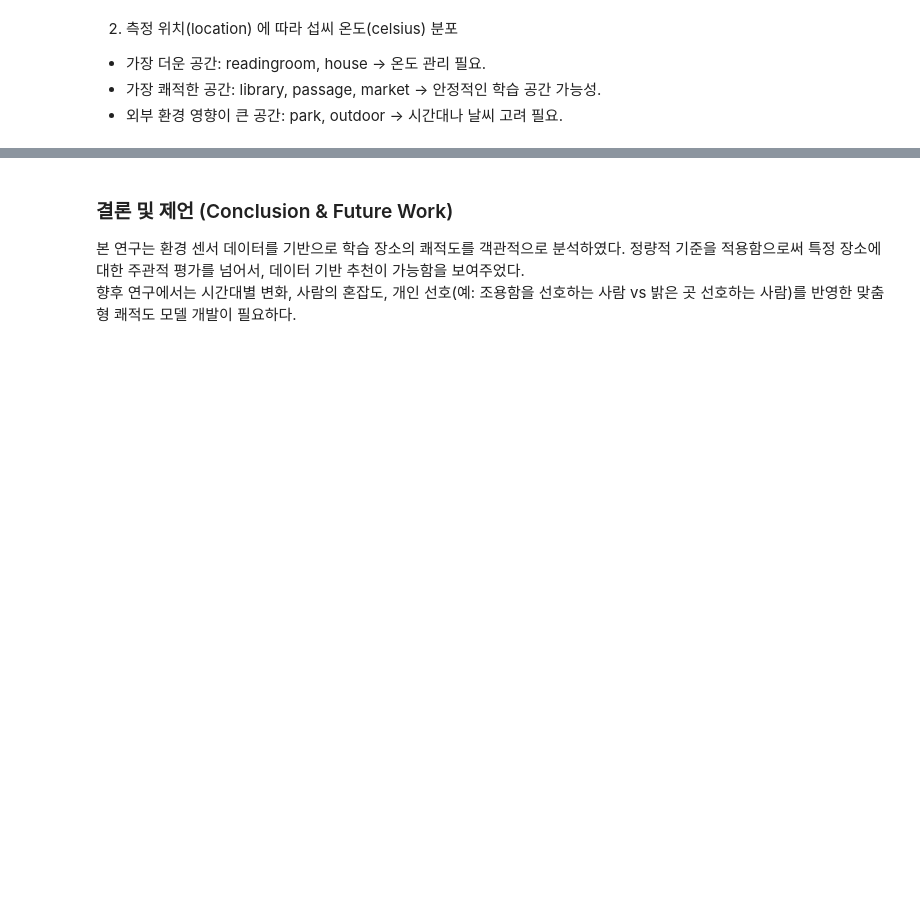
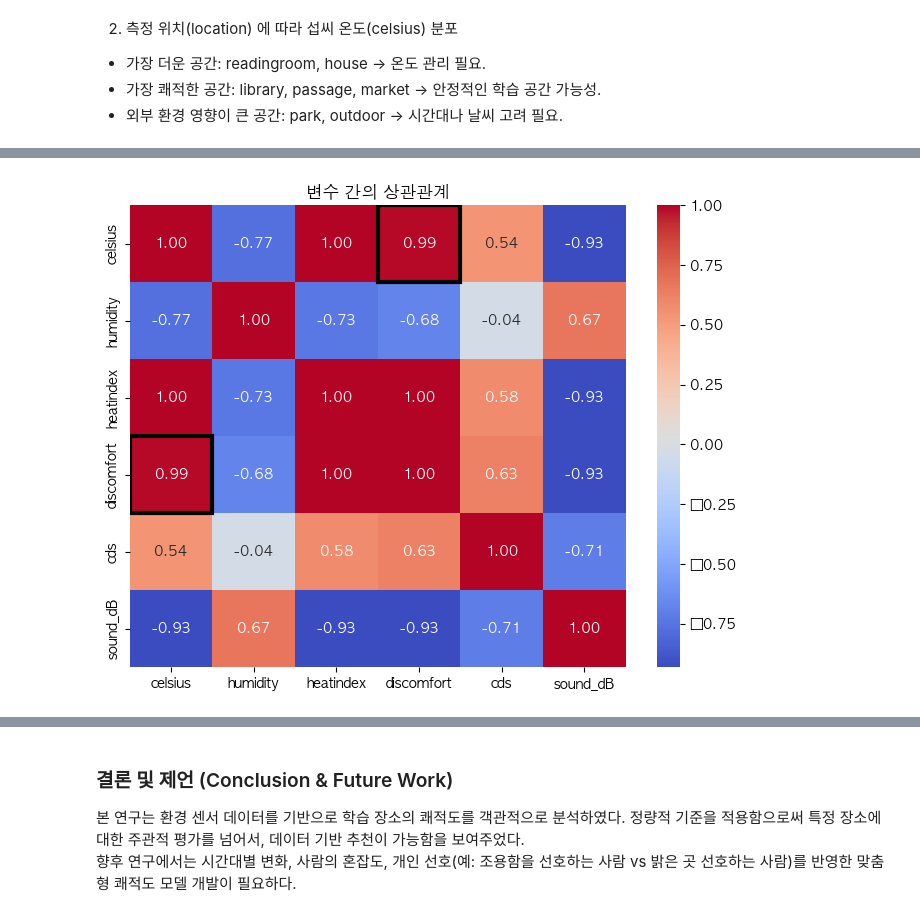
Before and after one commit to Armdiri/TIL, a Jupyter notebook: 아두이노_센서_데이터수집_분석/환경데이터분석_발표.ipynb, the cells around one changed output, grey strips where cells are left out. Cells and saved outputs as stored; diff of their text form; code cells hidden in the pictures; blank space fills up the shorter version.

```diff
--- a/아두이노_센서_데이터수집_분석/환경데이터분석_발표.ipynb
+++ b/아두이노_센서_데이터수집_분석/환경데이터분석_발표.ipynb
@@ -193 +177,20 @@ plt.show()
+# %%
+import seaborn as sns
+import matplotlib.pyplot as plt
+from matplotlib.patches import Rectangle
+
+set_graph_font()
+plt.figure(figsize=(8, 6))
+ax = sns.heatmap(df[features].corr(), annot=True, cmap='coolwarm', fmt='.2f')
+
+# 온도와 불쾌지수의 상관관계 (굵은 테두리)
+i = features.index('celsius')
+j = features.index('discomfort')
+for (row, col) in [(i, j), (j, i)]:
+    ax.add_patch(Rectangle((col, row), 1, 1, fill=False, edgecolor='black', lw=3))
+
+plt.title('변수 간의 상관관계')
+plt.show()
+# %% [output]
+[figure, added]
 # %% [markdown]
```
Also changed, not shown: parts of 18 cells of this notebook, 1 other file.
